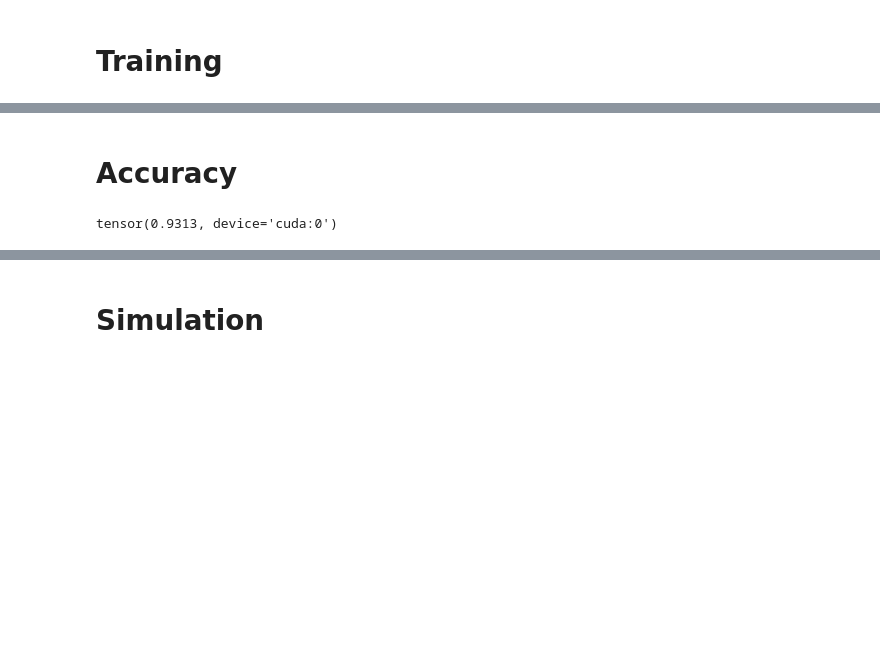
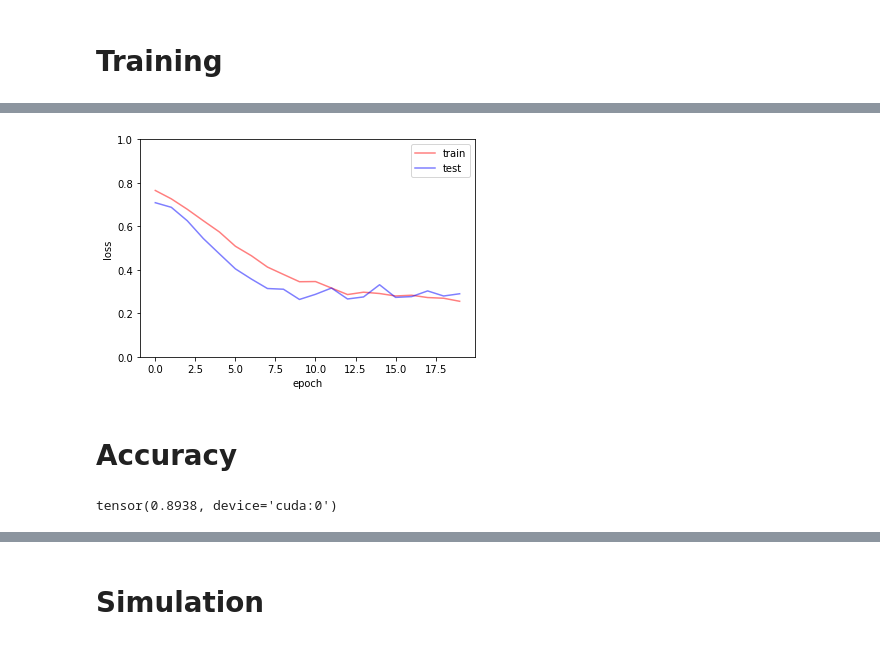
Before and after one commit to hisasu00/deep-occupancy-detection, a Jupyter notebook: rnn_attention_simulation.ipynb, the cells around one changed output, grey strips where cells are left out. Drawn from its saved outputs; the diff is of its cells as text; code cells hidden in the pictures; blank space fills up the shorter version.

```diff
--- a/rnn_attention_simulation.ipynb
+++ b/rnn_attention_simulation.ipynb
@@ -84,4 +128,9 @@ optimizer = optim.Adam(model.parameters(), lr=learning_rate,
                        weight_decay=weight_decay, eps=eps)
+# %%
+non_attention = NonAttentionRNN(input_size=input_size, hidden_size=hidden_size,
+                                num_layers=num_layers, num_classes=num_classes).to(device)
+non_attention_optimizer = optim.Adam(non_attention.parameters(), lr=learning_rate,
+                                     weight_decay=weight_decay, eps=eps)
 # %% [markdown]
 # Training
 # %%
@@ -94,15 +143,22 @@ model = train_timeseries_net(model=model, criterion=criterion,
+# %%
+non_attention = train_timeseries_net(model=non_attention, criterion=criterion,
+                                     optimizer=non_attention_optimizer, train_loader=train_loader,
+                                     test_x=test_x, test_y=test_y,
+                                     device=device, patience=patience)
+# %% [output]
+[figure, added]
 # %% [markdown]
 # Accuracy
 # %%
-model.eval()
-score_y = model(test_x, device).reshape(-1)
+attention.eval()
+score_y = attention(test_x, device).reshape(-1)
 score_y = torch.sigmoid(score_y)
 pred_y = torch.tensor([1 if i > 0.5 else 0 for i in score_y]).to(device)
 test_y = test_y.reshape(-1)
 
 print(sum(pred_y == test_y) / int(test_y.shape[0]))
 # %% [output]
-tensor(0.9313, device='cuda:0')
+tensor(0.8938, device='cuda:0')
 # %%
 test_y = test_y.to('cpu').detach().numpy().copy()
 pred_y = pred_y.to('cpu').detach().numpy().copy()
```
Also changed, not shown: parts of 10 cells of this notebook.
